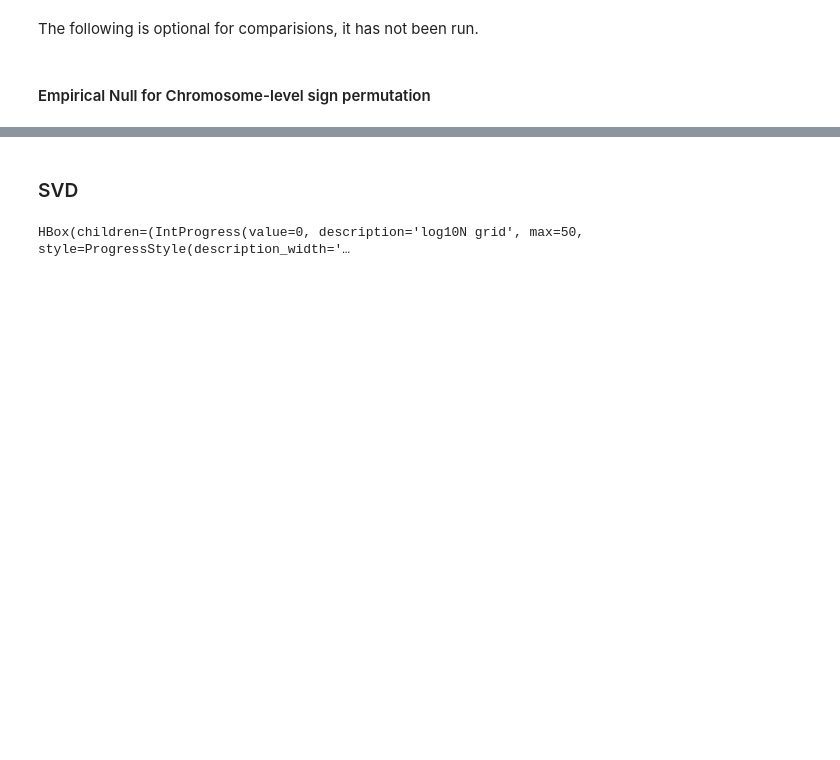
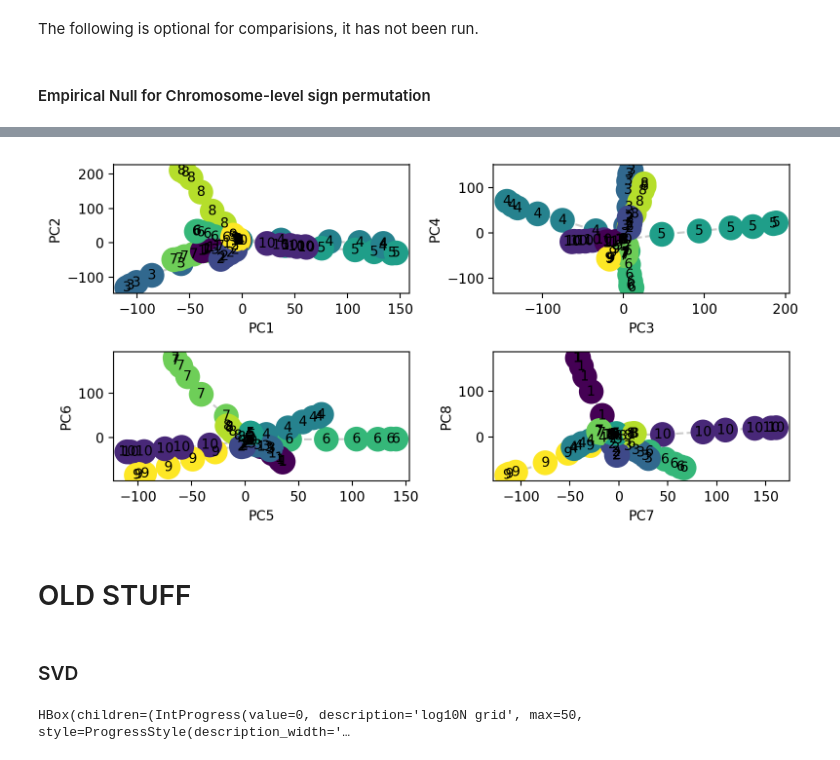
Before and after one commit to vsbuffalo/cvtk, a Jupyter notebook: notebooks/barghi_et_al_2019.ipynb, the cells around one changed output, grey strips where cells are left out. Cells and saved outputs as stored; diff of their text form; code cells hidden in the pictures; blank space fills up the shorter version.

```diff
--- a/notebooks/barghi_et_al_2019.ipynb
+++ b/notebooks/barghi_et_al_2019.ipynb
@@ -484,0 +489,10 @@ NameError: name 'tile_label' is not defined
+# %%
+plt.subplot(221)
+rep_plot_pca(pc_df, 1, 2)
+plt.subplot(222)
+rep_plot_pca(pc_df, 3, 4)
+plt.subplot(223)
+rep_plot_pca(pc_df, 5, 6)
+plt.subplot(224)
+rep_plot_pca(pc_df, 7, 8)
+# %% [output]
@@ -485,3 +500,6 @@ NameError: name 'tile_label' is not defined
+[figure, added]
+# %% [markdown]
+# OLD STUFF
 # %% [markdown]
 ### SVD
 # %%
```
Also changed, not shown: parts of 17 cells of this notebook, 7 other files.
